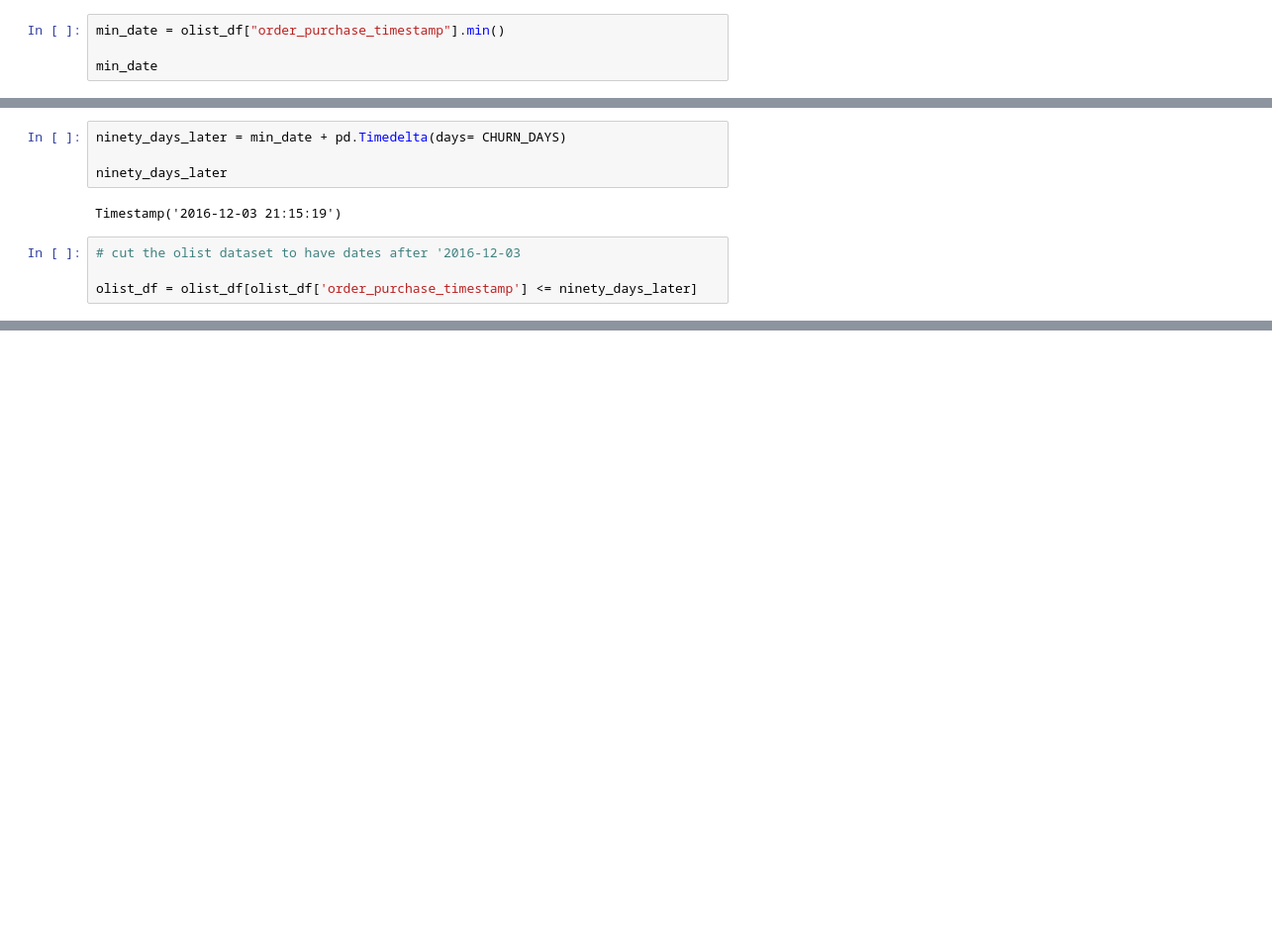
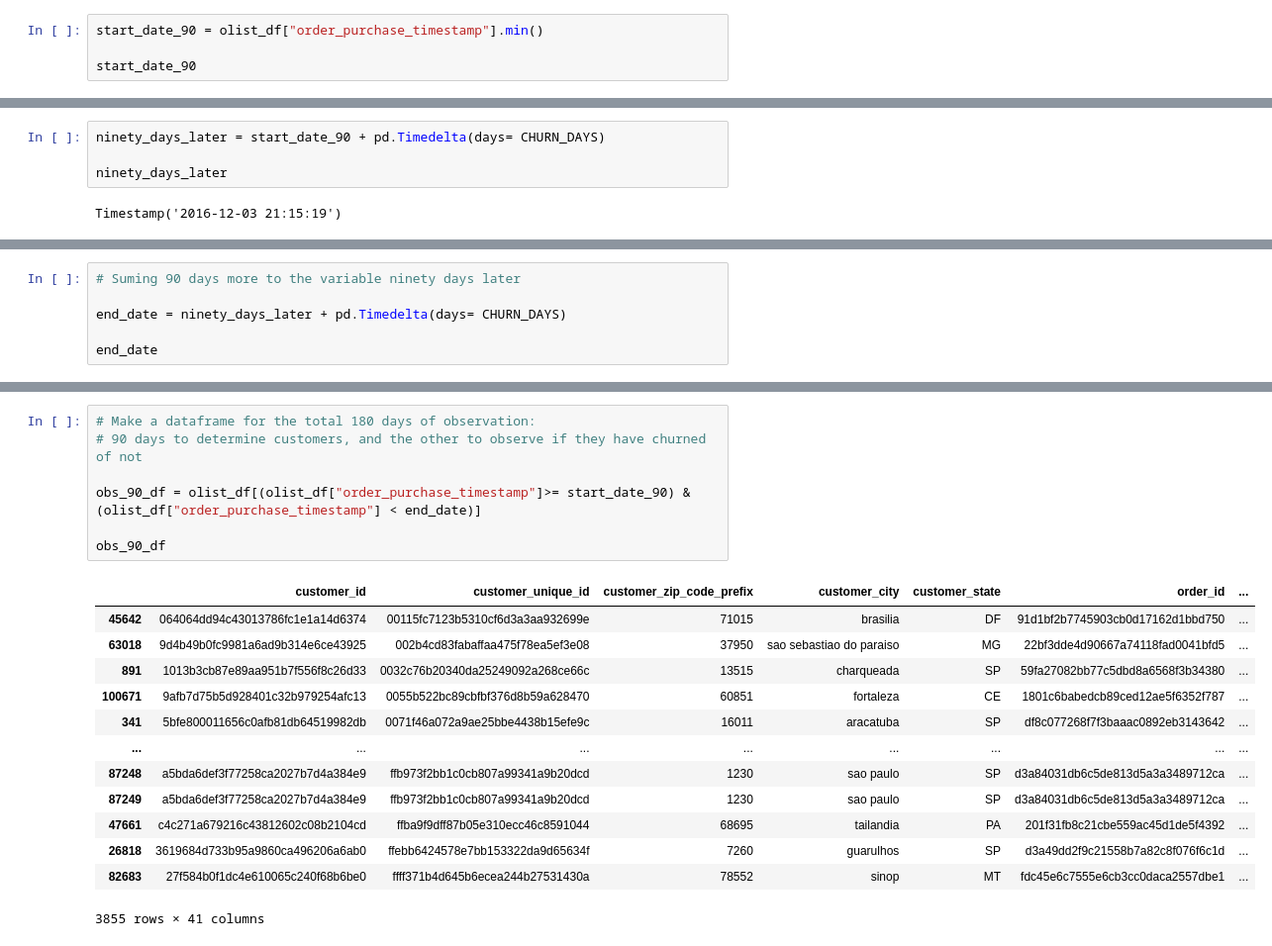
Before and after one commit to SilvanaKoga/tfm-uned-churn, a Jupyter notebook: Notebooks/Merge.ipynb, the cells around one changed output, grey strips where cells are left out. Shown at 99% size. Saved outputs shown, nothing was run; the diff lists cells and outputs as text; blank space fills up the shorter version.

Commit message:
first dataset done

```diff
--- a/Notebooks/Merge.ipynb
+++ b/Notebooks/Merge.ipynb
@@ -450,18 +450,14 @@ churn columns from 2016-09-04
 # %%
 CHURN_DAYS = 90
 # %%
-min_date = olist_df["order_purchase_timestamp"].min()
+start_date_90 = olist_df["order_purchase_timestamp"].min()
 
-min_date
+start_date_90
 # %% [output]
 Timestamp('2016-09-04 21:15:19')
 # %%
-ninety_days_later = min_date + pd.Timedelta(days= CHURN_DAYS)
+ninety_days_later = start_date_90 + pd.Timedelta(days= CHURN_DAYS)
 
 ninety_days_later
 # %% [output]
 Timestamp('2016-12-03 21:15:19')
-# %%
-# cut the olist dataset to have dates after '2016-12-03
-
-olist_df = olist_df[olist_df['order_purchase_timestamp'] <= ninety_days_later]
@@ -553,0 +464,6 @@ churn_ninety_df['is_churned'] = (churn_ninety_df['days_since_last_purchase'] > 9
+# %%
+# Suming 90 days more to the variable ninety days later
+
+end_date = ninety_days_later + pd.Timedelta(days= CHURN_DAYS)
+
+end_date
@@ -553,0 +484,21 @@ churn_ninety_df['is_churned'] = (churn_ninety_df['days_since_last_purchase'] > 9
+# %%
+# Make a dataframe for the total 180 days of observation:
+# 90 days to determine customers, and the other to observe if they have churned of not
+
+obs_90_df = olist_df[(olist_df["order_purchase_timestamp"]>= start_date_90) & (olist_df["order_purchase_timestamp"] < end_date)]
+
+obs_90_df
+# %% [output]
+|  | customer_id | customer_unique_id | customer_zip_code_prefix | customer_city | customer_state | order_id | ... |
+| 45642 | 064064dd94c43013786fc1e1a14d6374 | 00115fc7123b5310cf6d3a3aa932699e | 71015 | brasilia | DF | 91d1bf2b7745903cb0d17162d1bbd750 | ... |
+| 63018 | 9d4b49b0fc9981a6ad9b314e6ce43925 | 002b4cd83fabaffaa475f78ea5ef3e08 | 37950 | sao sebastiao do paraiso | MG | 22bf3dde4d90667a74118fad0041bfd5 | ... |
+| 891 | 1013b3cb87e89aa951b7f556f8c26d33 | 0032c76b20340da25249092a268ce66c | 13515 | charqueada | SP | 59fa27082bb77c5dbd8a6568f3b34380 | ... |
+| 100671 | 9afb7d75b5d928401c32b979254afc13 | 0055b522bc89cbfbf376d8b59a628470 | 60851 | fortaleza | CE | 1801c6babedcb89ced12ae5f6352f787 | ... |
+| 341 | 5bfe800011656c0afb81db64519982db | 0071f46a072a9ae25bbe4438b15efe9c | 16011 | aracatuba | SP | df8c077268f7f3baaac0892eb3143642 | ... |
+| ... | ... | ... | ... | ... | ... | ... | ... |
+| 87248 | a5bda6def3f77258ca2027b7d4a384e9 | ffb973f2bb1c0cb807a99341a9b20dcd | 1230 | sao paulo | SP | d3a84031db6c5de813d5a3a3489712ca | ... |
+| 87249 | a5bda6def3f77258ca2027b7d4a384e9 | ffb973f2bb1c0cb807a99341a9b20dcd | 1230 | sao paulo | SP | d3a84031db6c5de813d5a3a3489712ca | ... |
+| 47661 | c4c271a679216c43812602c08b2104cd | ffba9f9dff87b05e310ecc46c8591044 | 68695 | tailandia | PA | 201f31fb8c21cbe559ac45d1de5f4392 | ... |
+| 26818 | 3619684d733b95a9860ca496206a6ab0 | ffebb6424578e7bb153322da9d65634f | 7260 | guarulhos | SP | d3a49dd2f9c21558b7a82c8f076f6c1d | ... |
+| 82683 | 27f584b0f1dc4e610065c240f68b6be0 | ffff371b4d645b6ecea244b27531430a | 78552 | sinop | MT | fdc45e6c7555e6cb3cc0daca2557dbe1 | ... |
+3855 rows × 41 columns
```
Also changed, not shown: parts of 19 cells of this notebook.
